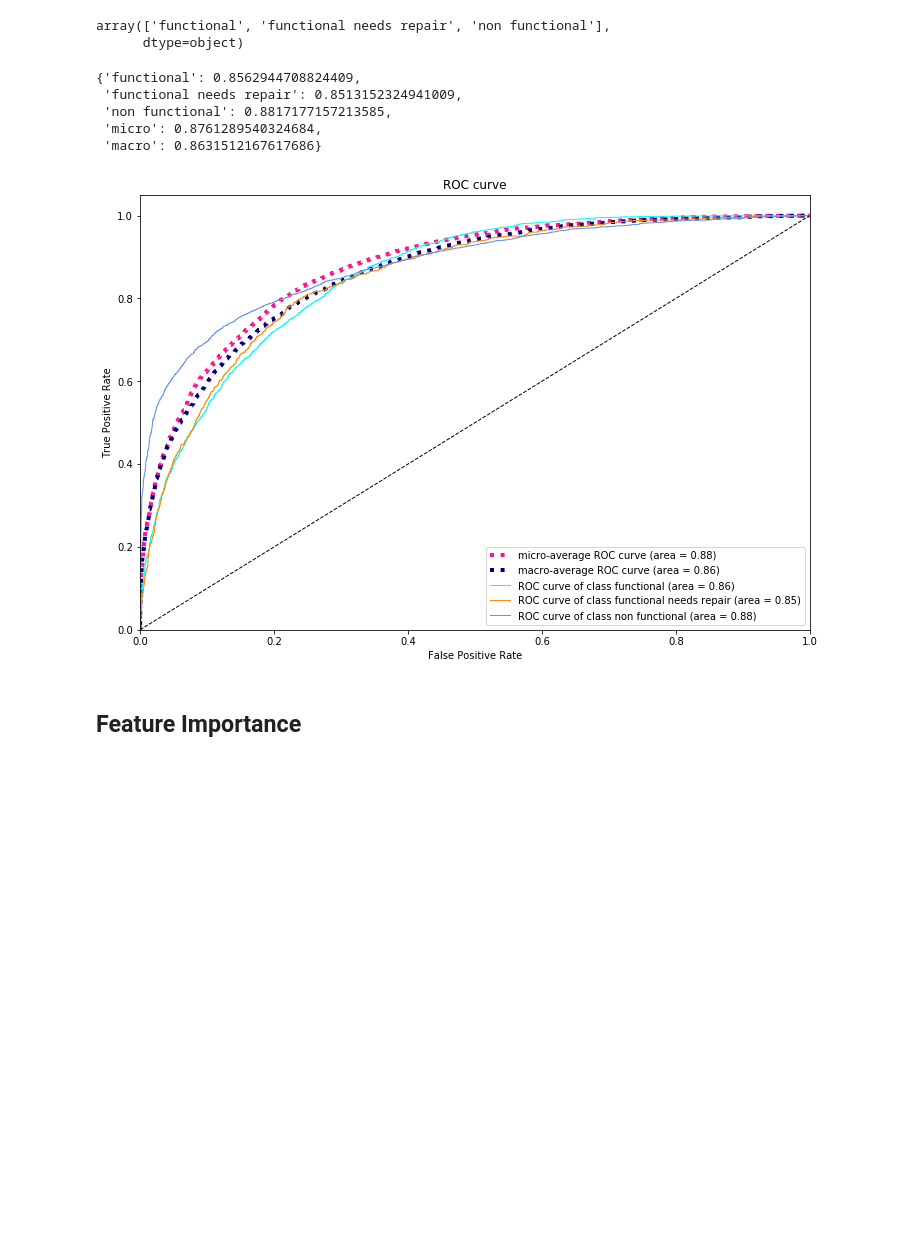
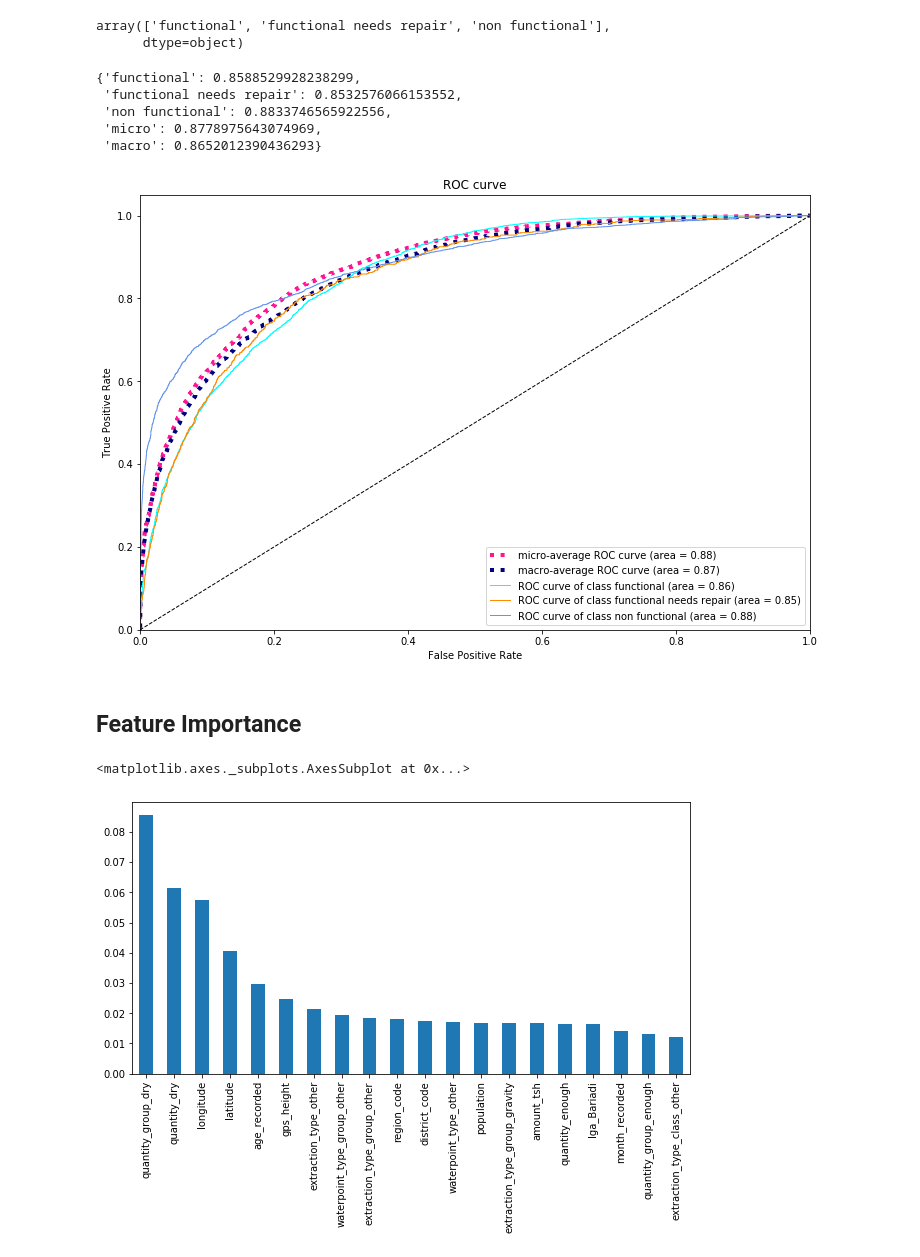
Before and after one commit to tommak/taarifa-water-pumps, a Jupyter notebook: notebooks/EDA and Random Forest.ipynb, the cells around one changed output. Cells and saved outputs as stored; diff of their text form; code cells hidden in the pictures; blank space fills up the shorter version.

```diff
--- a/notebooks/EDA and Random Forest.ipynb
+++ b/notebooks/EDA and Random Forest.ipynb
@@ -338,6 +341,8 @@ Index(['basin', 'region', 'lga', 'public_meeting', 'recorded_by',
        'quality_group', 'quantity', 'quantity_group', 'source', 'source_type',
        'source_class', 'waterpoint_type', 'waterpoint_type_group'],
       dtype='object')
+# %%
+X = X[list(numeric_features) + list(categorical_features)].copy()
 # %%
 numeric_transformer =  SimpleImputer(strategy='mean')
 categorical_transformer = Pipeline(steps=[
@@ -472,11 +485,11 @@ roc_auc["macro"] = auc(fpr["macro"], tpr["macro"])
 # %%
 roc_auc
 # %% [output]
-{'functional': 0.8562944708824409,
- 'functional needs repair': 0.8513152324941009,
- 'non functional': 0.8817177157213585,
- 'micro': 0.8761289540324684,
- 'macro': 0.8631512167617686}
+{'functional': 0.8588529928238299,
+ 'functional needs repair': 0.8532576066153552,
+ 'non functional': 0.8833746565922556,
+ 'micro': 0.8778975643074969,
+ 'macro': 0.8652012390436293}
 # %%
 # Plot all ROC curves
 fig, ax = plt.subplots(figsize=(12,8))
@@ -506,6 +519,16 @@ plt.title('ROC curve')
 plt.legend(loc="lower right")
 plt.show()
 # %% [output]
-[figure, old version]
+[figure, new version]
 # %% [markdown]
 ## Feature Importance
+# %%
+importances = clf.feature_importances_
+# %%
+features = list(numeric_features) + list(preprocessor.transformers_[1][1]['onehot']\
+                         .get_feature_names(categorical_features))
+# %%
+pd.Series(importances, index=features).sort_values(ascending=False)[:20].plot(kind='bar', figsize=(10,5))
+# %% [output]
+<matplotlib.axes._subplots.AxesSubplot at 0x...>
+[figure, added]
```
Also changed, not shown: parts of 12 cells of this notebook, 1 other file.
